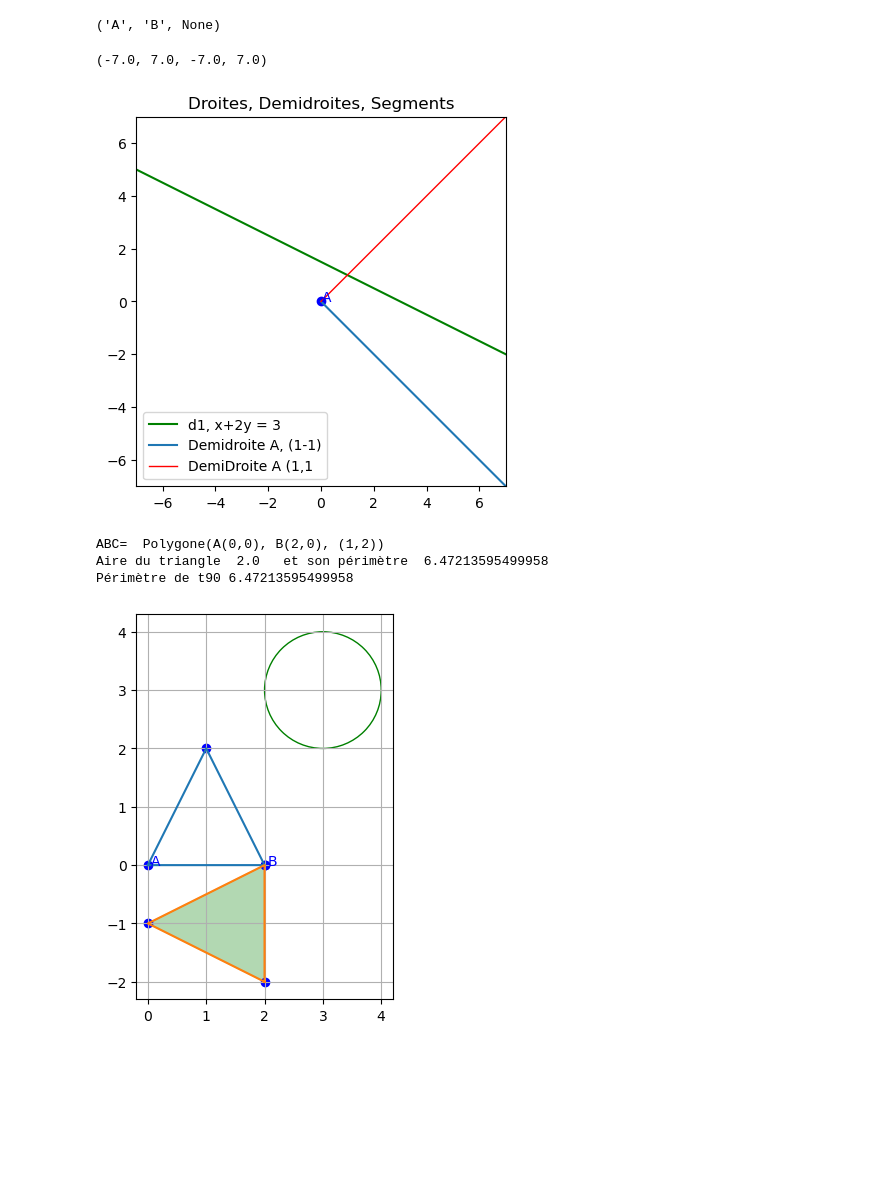
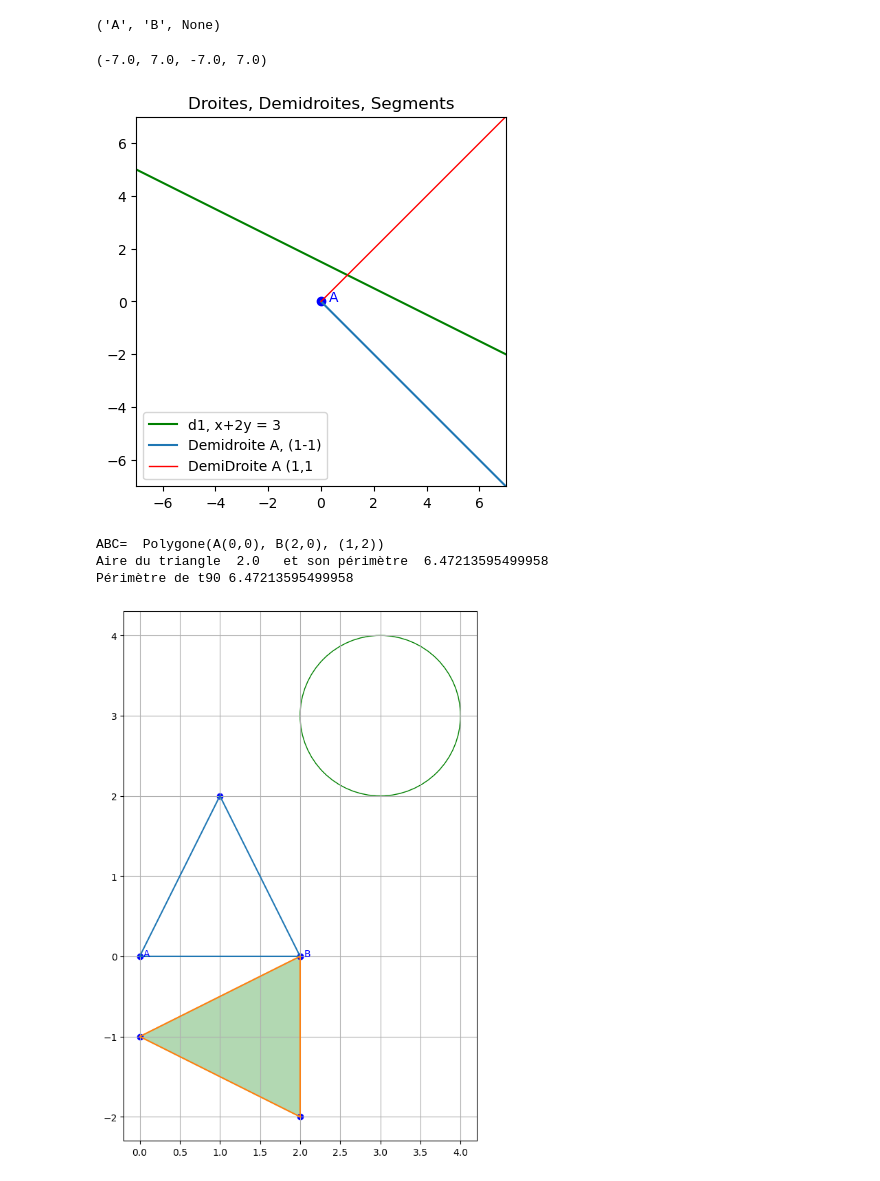
Before and after one commit to mhdeleglise/Formes2D, a Jupyter notebook: tst.ipynb, the cells around one changed output. Cells and saved outputs as stored; diff of their text form; code cells hidden in the pictures; blank space fills up the shorter version.

```diff
--- a/tst.ipynb
+++ b/tst.ipynb
@@ -71,7 +71,7 @@ plt.title('Droites, Demidroites, Segments')
 d1 = Droite(1,2,3)
 d2 = DemiDroite(A,(+1,-1))
 d3=  DemiDroite(A,(+1,1))
-A.draw(ax)
+A.draw(ax,dx=0.3)
 d1.draw(ax,label="d1, x+2y = 3",color='green')
 d2.draw(ax,label="Demidroite A, (1-1)")
 d3.draw(ax,label="DemiDroite A (1,1",color='red',lw=1)
@@ -80,28 +80,28 @@ ax.set_aspect('equal', 'box')
 ax.axis('on')
 # %% [output]
 (-7.0, 7.0, -7.0, 7.0)
-[figure, old version]
+[figure, new version]
 # %%
 A = Point(0, 0,'A')
 B = Point(2, 0,'B')
 C = Point(1, 2)
 ABC= Polygone([A, B, C])
 print("ABC= ", ABC)
 cercle = Cercle(Point(1, 1), 1)
 
 ABC90 = ABC.rotation(pi/2,B)
 cercle.translate(Vecteur(2,2))
 
-fig, ax = plt.subplots(figsize=(10, 5))
-ax.set_aspect('equal')
+fig, ax = plt.subplots(figsize=(10, 10))
+ax.set_aspect('equal')  # Pour que l'échelle soit la même sur les deux axes
 ABC.draw(ax)
 ABC90.draw(color="green",fillcolor="orange")
 cercle.draw(ax)
 print("Aire du triangle ",ABC90.aire(), "  et son périmètre ", ABC90.perimetre())
 print("Périmètre de t90", ABC90.perimetre())
 plt.grid(True)
 # %% [output]
 ABC=  Polygone(A(0,0), B(2,0), (1,2))
 Aire du triangle  2.0   et son périmètre  6.47213595499958
 Périmètre de t90 6.47213595499958
-[figure, old version]
+[figure, new version]
```
